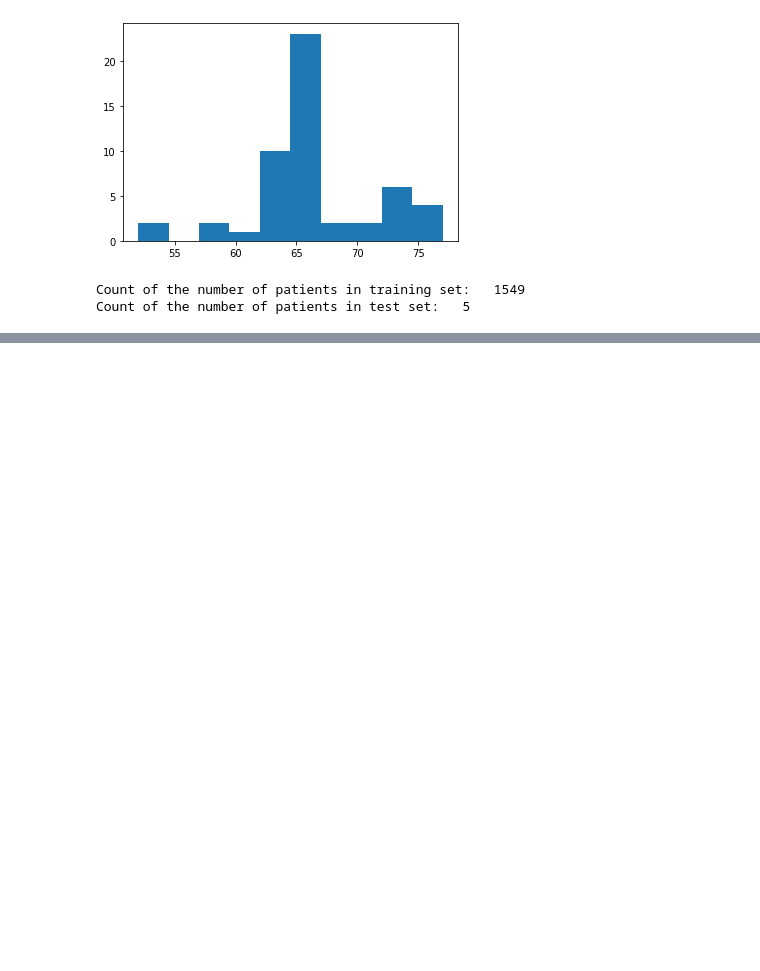
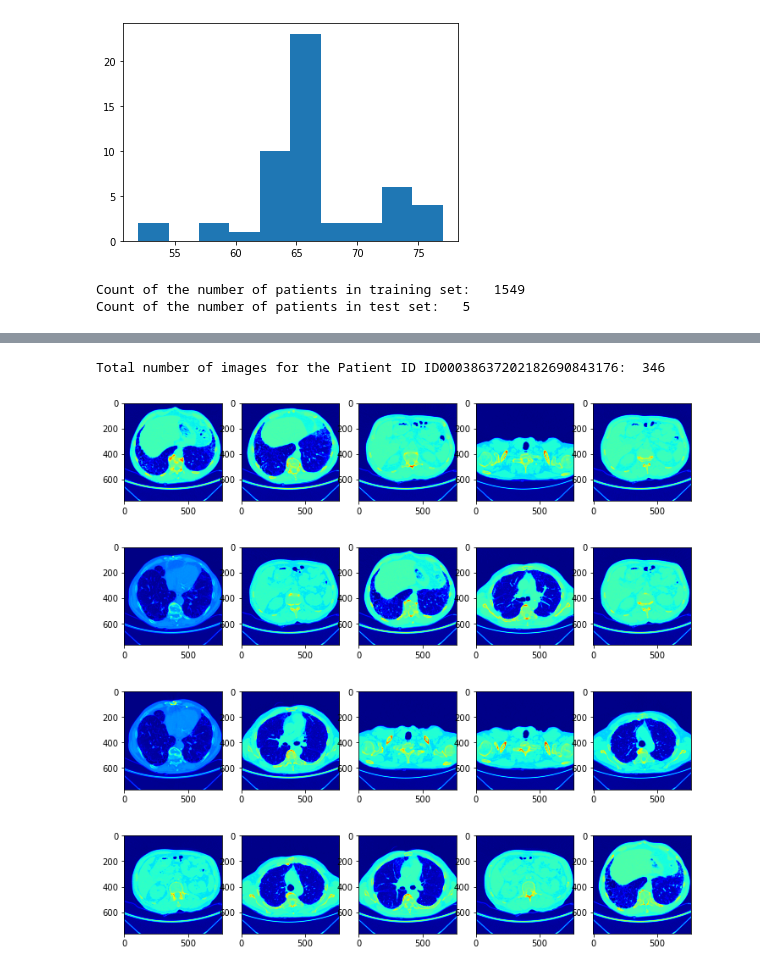
Before and after one commit to PrakritiAilavadi/Kaggle, a Jupyter notebook: osic-pulmonary-fibrosis-progression.ipynb, the cells around one changed output, grey strips where cells are left out. Cells and saved outputs as stored; diff of their text form; code cells hidden in the pictures; blank space fills up the shorter version.

```diff
--- a/osic-pulmonary-fibrosis-progression.ipynb
+++ b/osic-pulmonary-fibrosis-progression.ipynb
@@ -213,0 +265,22 @@ plt.imshow(ds.pixel_array, cmap=plt.cm.bone)
+# %%
+## Random order of images
+
+patient_directory_path = "../input/osic-pulmonary-fibrosis-progression/train/ID00038637202182690843176"
+
+print('Total number of images for the Patient ID ID00038637202182690843176: ', len(os.listdir(patient_directory_path)))
+
+fig = plt.figure(figsize=(12,12))
+imglist = os.listdir(patient_directory_path)
+columns = 5
+rows = 4
+
+for i in range(1, columns*rows + 1):
+    image_filename =  patient_directory_path + "/" + str(imglist[i-1])
+    ds = pydicom.dcmread(image_filename)
+    fig.add_subplot(rows, columns, i)
+    plt.imshow(ds.pixel_array, cmap = 'jet')
+
+plt.show()
+# %% [output]
+Total number of images for the Patient ID ID00038637202182690843176:  346
+[figure, added]
```
Also changed, not shown: parts of 14 cells of this notebook.
